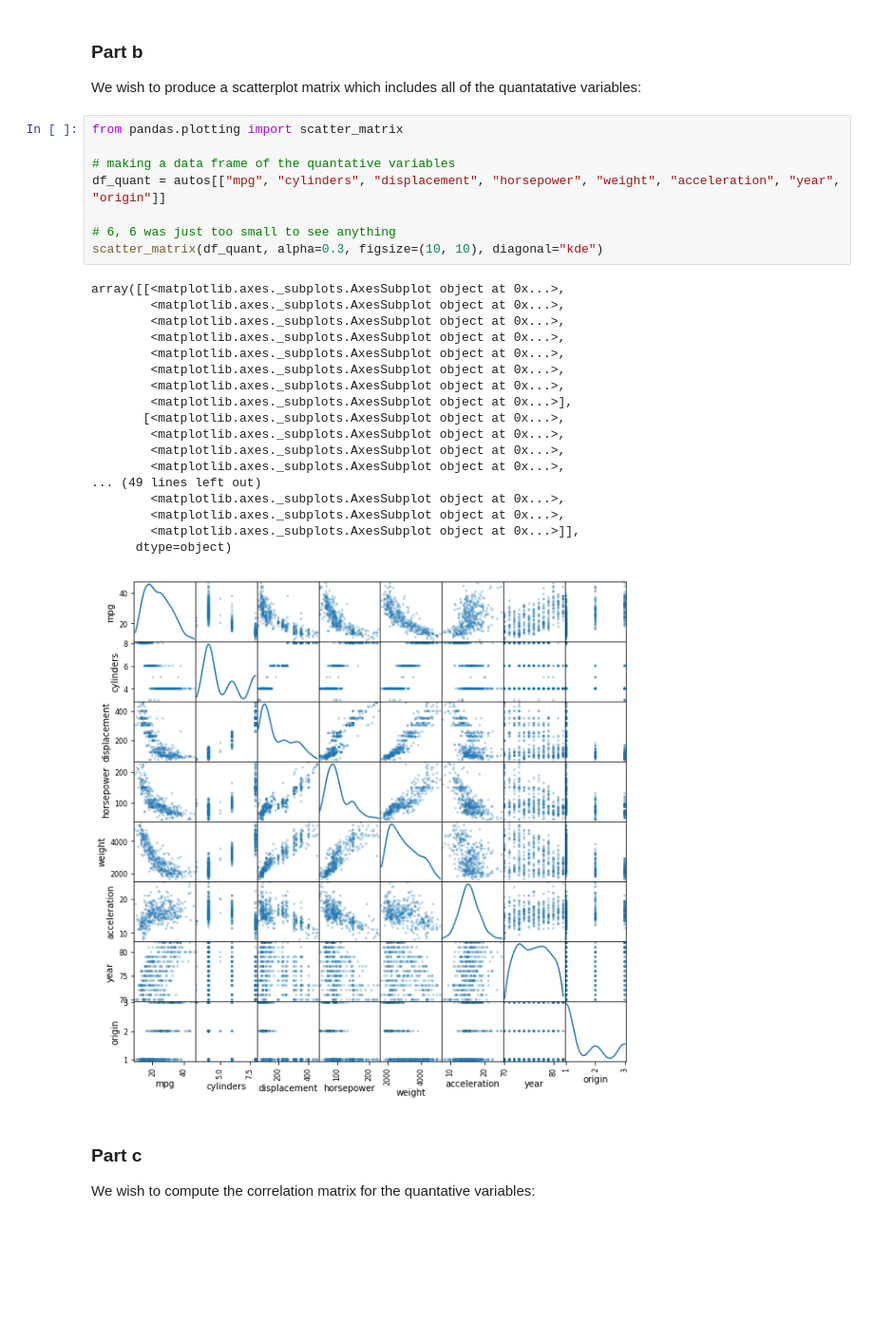
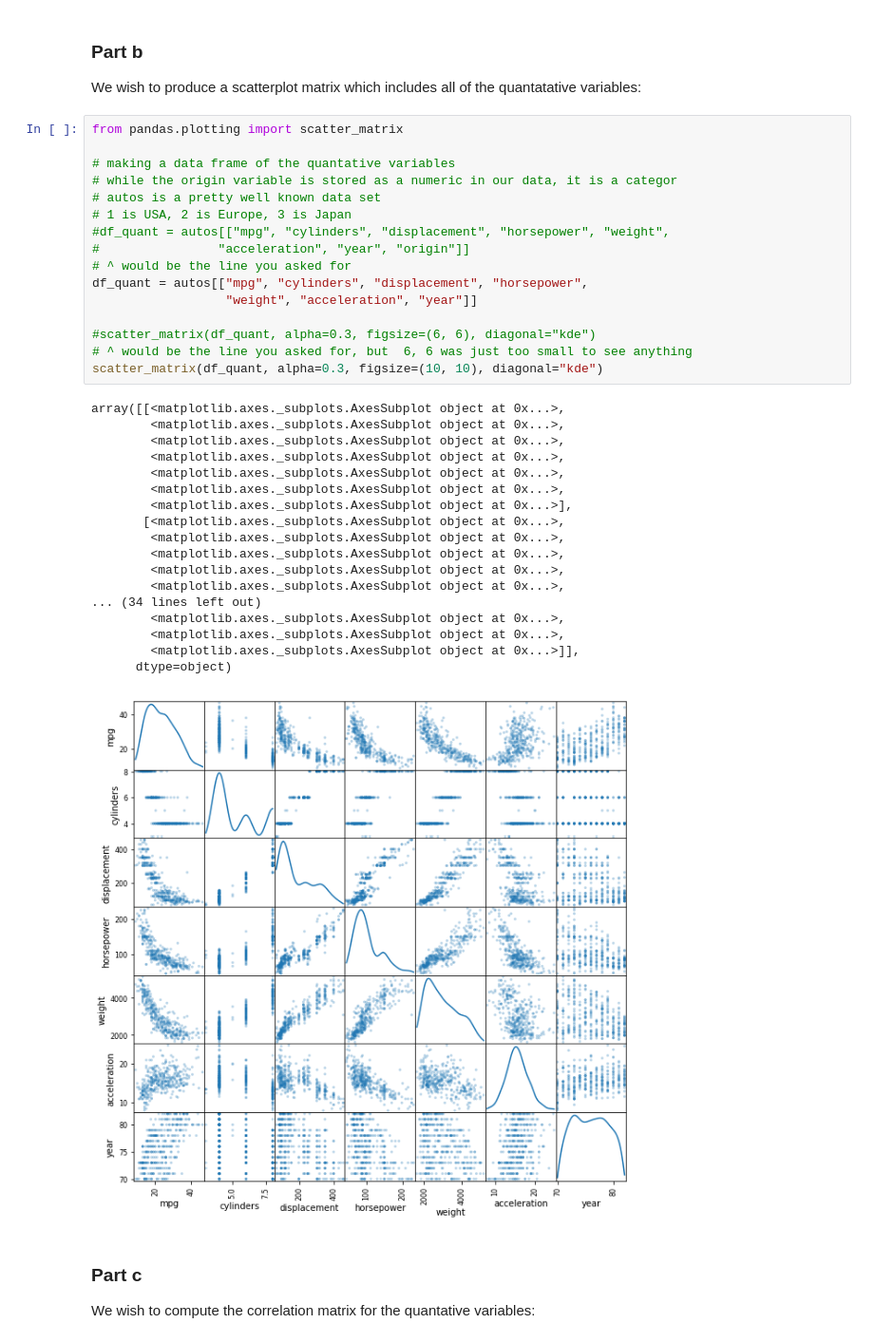
Before and after one commit to dtracht/persp-model-econ_W19, a Jupyter notebook: ProblemSets/PS6/TrachtPS6.ipynb, the cells around one changed output. Shown at 95% size. Cells and saved outputs as stored; diff of their text form; blank space fills up the shorter version.

```diff
--- a/ProblemSets/PS6/TrachtPS6.ipynb
+++ b/ProblemSets/PS6/TrachtPS6.ipynb
@@ -43,30 +43,38 @@ We wish to produce a scatterplot matrix which includes all of the quantatative v
 # %%
 from pandas.plotting import scatter_matrix
 
 # making a data frame of the quantative variables
-df_quant = autos[["mpg", "cylinders", "displacement", "horsepower", "weight", "acceleration", "year", "origin"]]
+# while the origin variable is stored as a numeric in our data, it is a categor
+# autos is a pretty well known data set
+# 1 is USA, 2 is Europe, 3 is Japan
+#df_quant = autos[["mpg", "cylinders", "displacement", "horsepower", "weight",
+#                "acceleration", "year", "origin"]]
+# ^ would be the line you asked for
+df_quant = autos[["mpg", "cylinders", "displacement", "horsepower",
+                  "weight", "acceleration", "year"]]
 
-# 6, 6 was just too small to see anything
+#scatter_matrix(df_quant, alpha=0.3, figsize=(6, 6), diagonal="kde")
+# ^ would be the line you asked for, but  6, 6 was just too small to see anything
 scatter_matrix(df_quant, alpha=0.3, figsize=(10, 10), diagonal="kde")
 # %% [output]
 array([[<matplotlib.axes._subplots.AxesSubplot object at 0x...>,
-        <matplotlib.axes._subplots.AxesSubplot object at 0x...>,
         <matplotlib.axes._subplots.AxesSubplot object at 0x...>,
         <matplotlib.axes._subplots.AxesSubplot object at 0x...>,
         <matplotlib.axes._subplots.AxesSubplot object at 0x...>,
         <matplotlib.axes._subplots.AxesSubplot object at 0x...>,
         <matplotlib.axes._subplots.AxesSubplot object at 0x...>,
         <matplotlib.axes._subplots.AxesSubplot object at 0x...>],
        [<matplotlib.axes._subplots.AxesSubplot object at 0x...>,
         <matplotlib.axes._subplots.AxesSubplot object at 0x...>,
         <matplotlib.axes._subplots.AxesSubplot object at 0x...>,
         <matplotlib.axes._subplots.AxesSubplot object at 0x...>,
-... (49 lines left out)
+        <matplotlib.axes._subplots.AxesSubplot object at 0x...>,
+... (34 lines left out)
         <matplotlib.axes._subplots.AxesSubplot object at 0x...>,
         <matplotlib.axes._subplots.AxesSubplot object at 0x...>,
         <matplotlib.axes._subplots.AxesSubplot object at 0x...>]],
       dtype=object)
-[figure, old version]
+[figure, new version]
 # %% [markdown]
 ### Part c
 We wish to compute the correlation matrix for the quantative variables:
```
Also changed, not shown: parts of 67 cells of this notebook, 1 other file.
